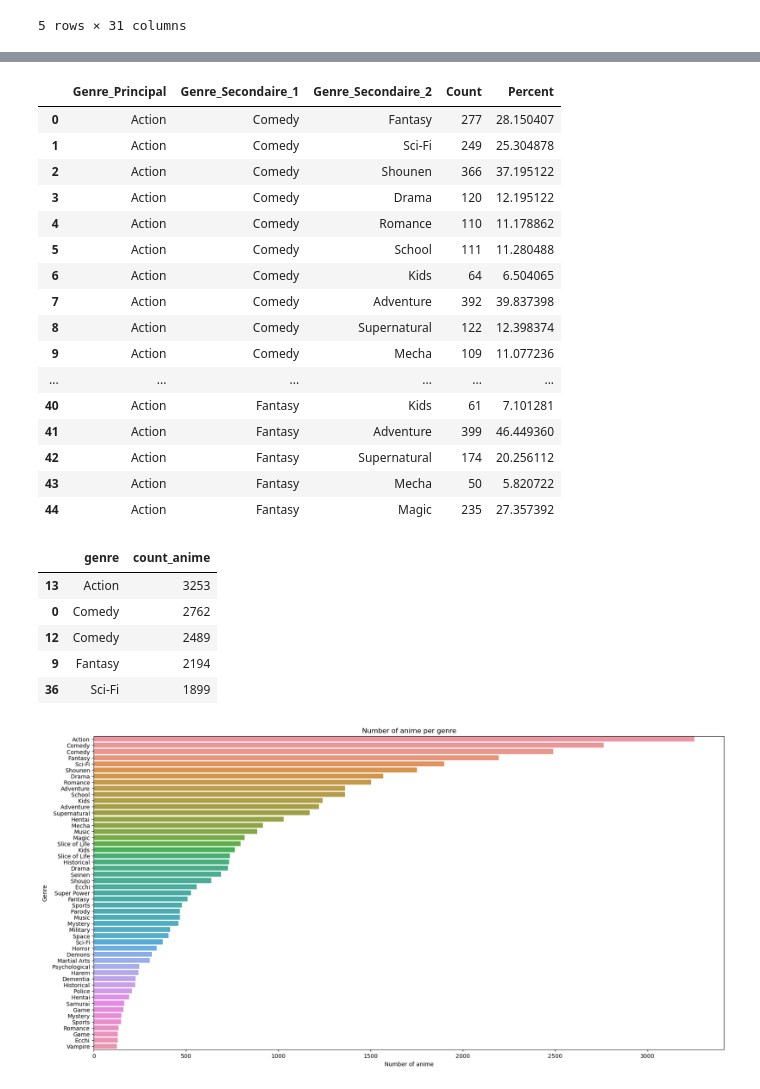
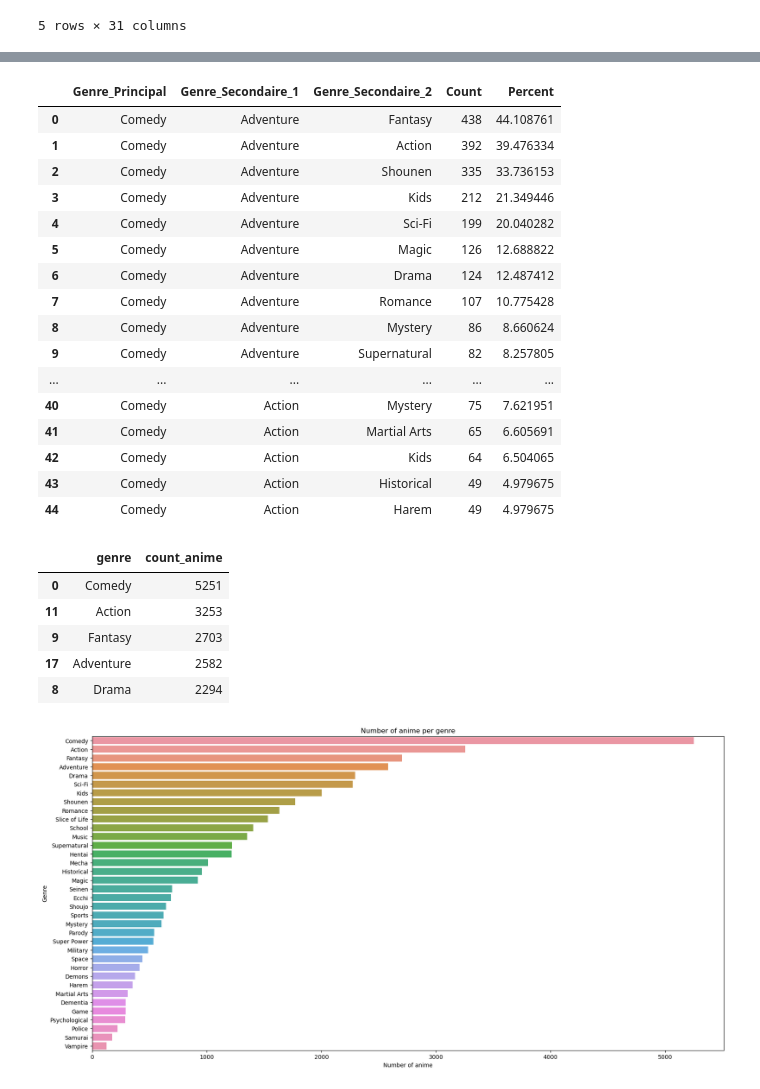
Before and after one commit to com-480-data-visualization/project-2023-vizmoica, a Jupyter notebook: preprocessing/eda_genre.ipynb, the cells around one changed output, grey strips where cells are left out. Saved outputs shown, nothing was run; the diff lists cells and outputs as text; code cells hidden in the pictures.

Commit message:
Modif eda_genre for my graph

```diff
--- a/preprocessing/eda_genre.ipynb
+++ b/preprocessing/eda_genre.ipynb
@@ -25,30 +25,31 @@ dfCam = dfAnime.copy()[['anime_id', 'title', 'image_url', 'genre', 'score', 'pre
 #dfCam['premiered'] = dfCam['premiered'].apply(lambda x : x.split('/')[0])
 dfCam.dropna(subset=['genre'], inplace=True)
 dfCam = dfCam[dfCam['genre'] != None]
-dfCam['genre'] = dfCam['genre'].apply(lambda x : [y.split('"')[0] for y in x.split(',')])
-accGenre = {}
+dfCam['genre'] = dfCam['genre'].apply(lambda x : [y.split('"')[0][1:] if (y.split('"')[0][0] == ' ') else y.split('"')[0] for y in x.split(',')])
+#dfCam['genre'] = dfCam['genre'].apply(lambda x :  if (x == ' Comedy') else x)
+accumulateurGenre = {}
 def accumulate(x) :
-    if x in [*accGenre] : return
+    if x in [*accumulateurGenre] : return
     for genre in x :
-        if not (genre in [*accGenre]) :
-            accGenre[genre] = 0
+        if not (genre in [*accumulateurGenre]) :
+            accumulateurGenre[genre] = 0
     return
 dfCam['genre'].apply(lambda x : accumulate(x))
 def countByGenre(x) :
-    for keys in accGenre.keys() :
+    for keys in accumulateurGenre.keys() :
         if keys in x :
-            accGenre[keys] += 1
+            accumulateurGenre[keys] += 1
 dfCam['genre'].apply(lambda x : countByGenre(x))
-print(accGenre)
-sortAcc = sorted(accGenre.items(), key=lambda x : x[1])
-listGenreDelete = [g for g, v in sortAcc if v < 120]
-sortAcc = sortAcc[len(listGenreDelete):][::-1]
+print(accumulateurGenre)
+sortAccumulateur = sorted(accumulateurGenre.items(), key=lambda x : x[1])
+listGenreDelete = [g for g, v in sortAccumulateur if v < 120]
+sortAccumulateur = sortAccumulateur[len(listGenreDelete):][::-1]
 print(listGenreDelete)
 dfCam['genre'] = dfCam['genre'].apply(lambda x : [s for s in x if not (s in listGenreDelete)])
 dfCam['length'] = dfCam['genre'].apply(lambda x : len(x))
 dfCam = dfCam[dfCam['length'] > 0]
 dfCam.drop(columns='length', inplace=True)
-listGenre = [g for g, v in sortAcc if not (g in listGenreDelete)]
+listGenre = [g for g, v in sortAccumulateur if not (g in listGenreDelete)]
 print(listGenre)
 dfCam['Encode_genres'] = dfCam['genre'].apply(lambda x: [1 if s in x else 0 for s in listGenre])
 dfCam[listGenre] = pd.DataFrame(dfCam.Encode_genres.tolist(), index = dfCam.index)
@@ -104,27 +157,27 @@ print(len(statList))
 # %%
-dftest = pd.DataFrame(statList, columns=['Genre_Principal', "Genre_Secondaire_1", "Genre_Secondaire_2", "Count", "Percent"])
-dftest.head(45)
+dfDataForGraph = pd.DataFrame(statList, columns=['Genre_Principal', "Genre_Secondaire_1", "Genre_Secondaire_2", "Count", "Percent"])
+dfDataForGraph.head(45)
 # %% [output]
 |  | Genre_Principal | Genre_Secondaire_1 | Genre_Secondaire_2 | Count | Percent |
-| 0 | Action | Comedy | Fantasy | 277 | 28.150407 |
-| 1 | Action | Comedy | Sci-Fi | 249 | 25.304878 |
-| 2 | Action | Comedy | Shounen | 366 | 37.195122 |
-| 3 | Action | Comedy | Drama | 120 | 12.195122 |
-| 4 | Action | Comedy | Romance | 110 | 11.178862 |
-| 5 | Action | Comedy | School | 111 | 11.280488 |
-| 6 | Action | Comedy | Kids | 64 | 6.504065 |
-| 7 | Action | Comedy | Adventure | 392 | 39.837398 |
-| 8 | Action | Comedy | Supernatural | 122 | 12.398374 |
-| 9 | Action | Comedy | Mecha | 109 | 11.077236 |
+| 0 | Comedy | Adventure | Fantasy | 438 | 44.108761 |
+| 1 | Comedy | Adventure | Action | 392 | 39.476334 |
+| 2 | Comedy | Adventure | Shounen | 335 | 33.736153 |
+| 3 | Comedy | Adventure | Kids | 212 | 21.349446 |
+| 4 | Comedy | Adventure | Sci-Fi | 199 | 20.040282 |
+| 5 | Comedy | Adventure | Magic | 126 | 12.688822 |
+| 6 | Comedy | Adventure | Drama | 124 | 12.487412 |
+| 7 | Comedy | Adventure | Romance | 107 | 10.775428 |
+| 8 | Comedy | Adventure | Mystery | 86 | 8.660624 |
+| 9 | Comedy | Adventure | Supernatural | 82 | 8.257805 |
 | ... | ... | ... | ... | ... | ... |
-| 40 | Action | Fantasy | Kids | 61 | 7.101281 |
-| 41 | Action | Fantasy | Adventure | 399 | 46.449360 |
-| 42 | Action | Fantasy | Supernatural | 174 | 20.256112 |
-| 43 | Action | Fantasy | Mecha | 50 | 5.820722 |
-| 44 | Action | Fantasy | Magic | 235 | 27.357392 |
+| 40 | Comedy | Action | Mystery | 75 | 7.621951 |
+| 41 | Comedy | Action | Martial Arts | 65 | 6.605691 |
+| 42 | Comedy | Action | Kids | 64 | 6.504065 |
+| 43 | Comedy | Action | Historical | 49 | 4.979675 |
+| 44 | Comedy | Action | Harem | 49 | 4.979675 |
 # %%
 df_sum_genre = pd.DataFrame.from_dict(
-    accGenre, orient="index", columns=["count_anime"]
+    accumulateurGenre, orient="index", columns=["count_anime"]
 )
 df_sum_genre.index.name = 'genre'
 df_sum_genre.reset_index(inplace=True)
@@ -132,24 +185,23 @@ df_sum_genre.sort_values(by=['count_anime'], ascending=False, inplace=True)
 df_sum_genre.head()
 # %% [output]
 |  | genre | count_anime |
-| 13 | Action | 3253 |
-| 0 | Comedy | 2762 |
-| 12 | Comedy | 2489 |
-| 9 | Fantasy | 2194 |
-| 36 | Sci-Fi | 1899 |
+| 0 | Comedy | 5251 |
+| 11 | Action | 3253 |
+| 9 | Fantasy | 2703 |
+| 17 | Adventure | 2582 |
+| 8 | Drama | 2294 |
 # %%
 plt.figure(figsize=(20, 10))
 plot = sns.barplot(
     x="count_anime",
     y="genre",
     data=df_sum_genre[df_sum_genre['count_anime'] >= 120],
     order=df_sum_genre[df_sum_genre['count_anime'] >= 120]["genre"].unique(),
 )
-title = "Number of anime per genre"
-plt.title(title)
+plt.title("Number of anime per genre")
 plt.xlabel("Number of anime")
 plt.ylabel("Genre")
 plt.show()
-plot.get_figure().savefig(data / plotPath / title + ".png")
+plot.get_figure().savefig(data / plotPath / "Number of anime per genre.png")
 # %% [output]
-[figure, old version]
+[figure, new version]
```
Also changed, not shown: parts of 10 cells of this notebook, 3 other files.
